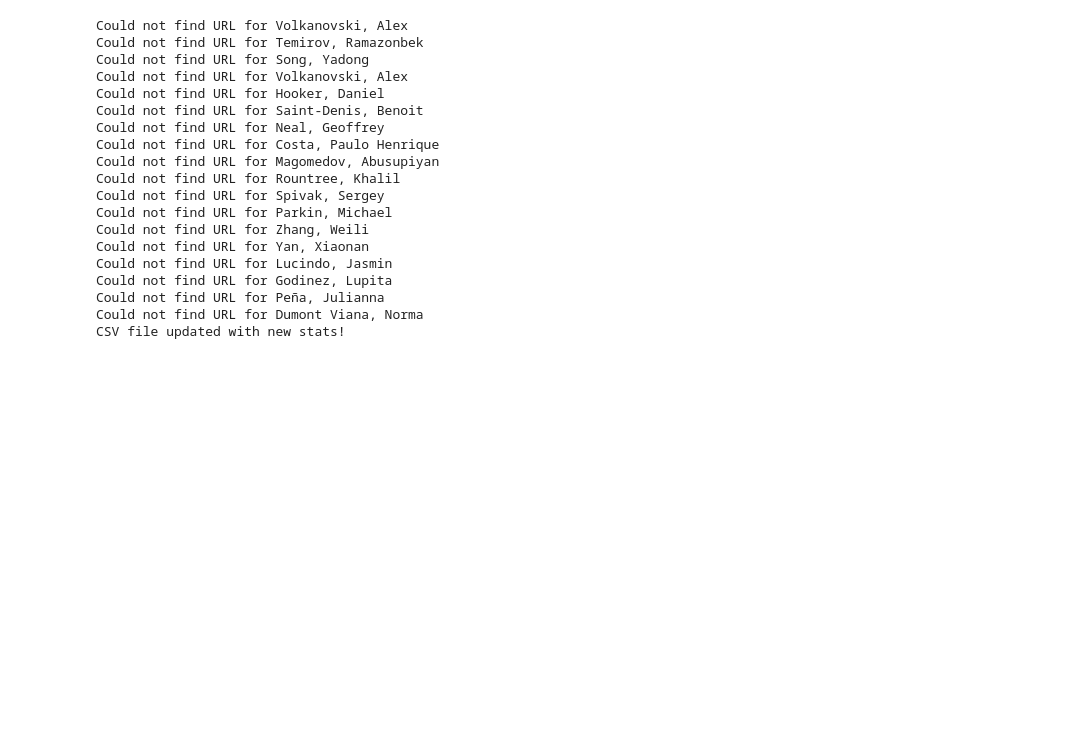
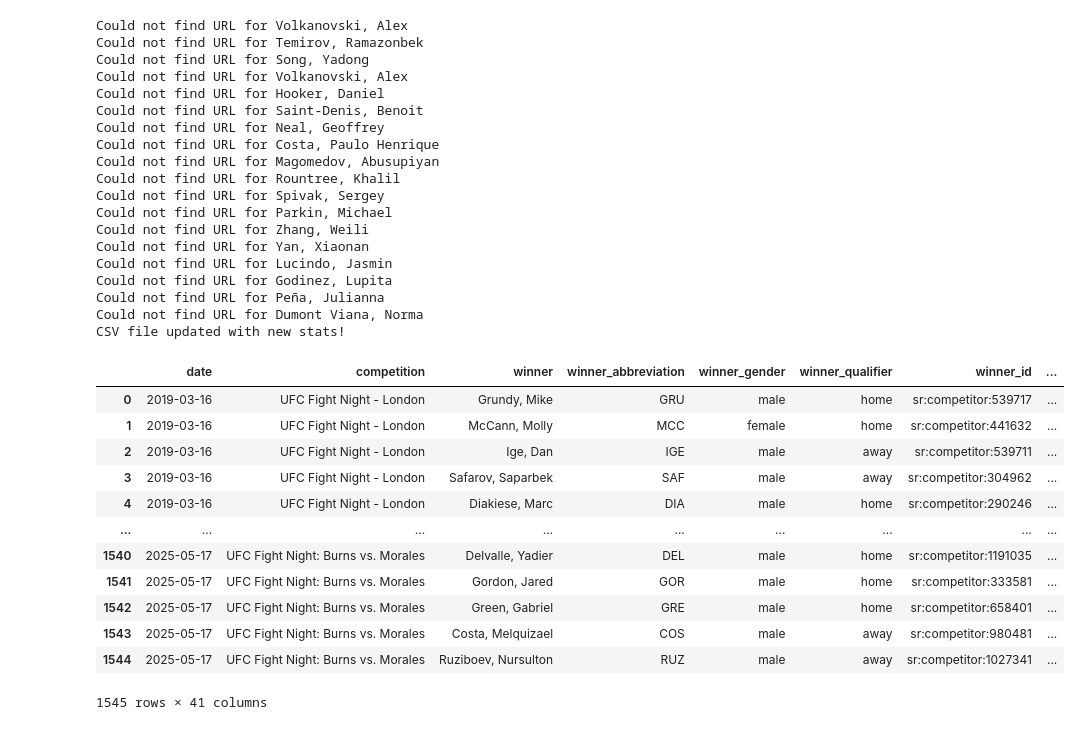
Before and after one commit to KarolinaCar/UFCprediction, a Jupyter notebook: UFC_Notebook_Forest.ipynb, the cells around one changed output. Cells and saved outputs as stored; diff of their text form; code cells hidden in the pictures; blank space fills up the shorter version.

Commit message:
Added addional columns to df_all_fights

```diff
--- a/UFC_Notebook_Forest.ipynb
+++ b/UFC_Notebook_Forest.ipynb
@@ -499,3 +499,20 @@ Could not find URL for Godinez, Lupita
 Could not find URL for Peña, Julianna
 Could not find URL for Dumont Viana, Norma
 CSV file updated with new stats!
+# %%
+data = pd.read_csv('./csv/df_all_fights.csv')
+data
+# %% [output]
+|  | date | competition | winner | winner_abbreviation | winner_gender | winner_qualifier | winner_id | ... |
+| 0 | 2019-03-16 | UFC Fight Night - London | Grundy, Mike | GRU | male | home | sr:competitor:539717 | ... |
+| 1 | 2019-03-16 | UFC Fight Night - London | McCann, Molly | MCC | female | home | sr:competitor:441632 | ... |
+| 2 | 2019-03-16 | UFC Fight Night - London | Ige, Dan | IGE | male | away | sr:competitor:539711 | ... |
+| 3 | 2019-03-16 | UFC Fight Night - London | Safarov, Saparbek | SAF | male | away | sr:competitor:304962 | ... |
+| 4 | 2019-03-16 | UFC Fight Night - London | Diakiese, Marc | DIA | male | home | sr:competitor:290246 | ... |
+| ... | ... | ... | ... | ... | ... | ... | ... | ... |
+| 1540 | 2025-05-17 | UFC Fight Night: Burns vs. Morales | Delvalle, Yadier | DEL | male | home | sr:competitor:1191035 | ... |
+| 1541 | 2025-05-17 | UFC Fight Night: Burns vs. Morales | Gordon, Jared | GOR | male | home | sr:competitor:333581 | ... |
+| 1542 | 2025-05-17 | UFC Fight Night: Burns vs. Morales | Green, Gabriel | GRE | male | home | sr:competitor:658401 | ... |
+| 1543 | 2025-05-17 | UFC Fight Night: Burns vs. Morales | Costa, Melquizael | COS | male | away | sr:competitor:980481 | ... |
+| 1544 | 2025-05-17 | UFC Fight Night: Burns vs. Morales | Ruziboev, Nursulton | RUZ | male | away | sr:competitor:1027341 | ... |
+1545 rows × 41 columns
```
Also changed, not shown: parts of 1 cell of this notebook, 2 other files.
